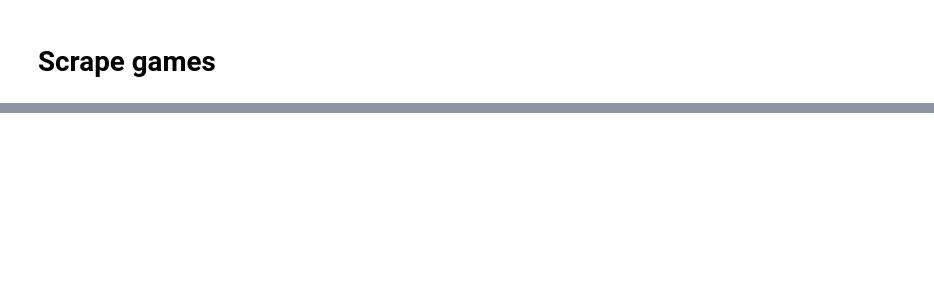
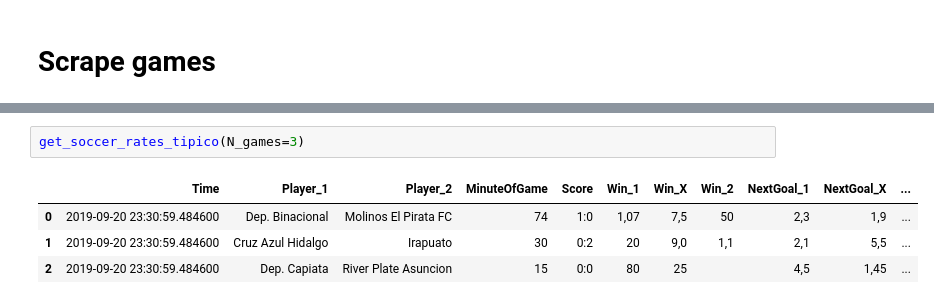
Before and after one commit to Phisteven/scraping-bets, a Jupyter notebook: Web_scraping_experiment_tipico.ipynb, the cells around one changed output, grey strips where cells are left out. Drawn from its saved outputs; the diff is of its cells as text; blank space fills up the shorter version.

```diff
--- a/Web_scraping_experiment_tipico.ipynb
+++ b/Web_scraping_experiment_tipico.ipynb
@@ -343,0 +412,7 @@ Scraping run number: 60 / 700 (timedelay is 15)
+# %%
+get_soccer_rates_tipico(N_games=3)
+# %% [output]
+|  | Time | Player_1 | Player_2 | MinuteOfGame | Score | Win_1 | Win_X | Win_2 | NextGoal_1 | NextGoal_X | ... |
+| 0 | 2019-09-20 23:30:59.484600 | Dep. Binacional | Molinos El Pirata FC | 74 | 1:0 | 1,07 | 7,5 | 50 | 2,3 | 1,9 | ... |
+| 1 | 2019-09-20 23:30:59.484600 | Cruz Azul Hidalgo | Irapuato | 30 | 0:2 | 20 | 9,0 | 1,1 | 2,1 | 5,5 | ... |
+| 2 | 2019-09-20 23:30:59.484600 | Dep. Capiata | River Plate Asuncion | 15 | 0:0 | 80 | 25 |  | 4,5 | 1,45 | ... |
```
Also changed, not shown: parts of 22 cells of this notebook.
